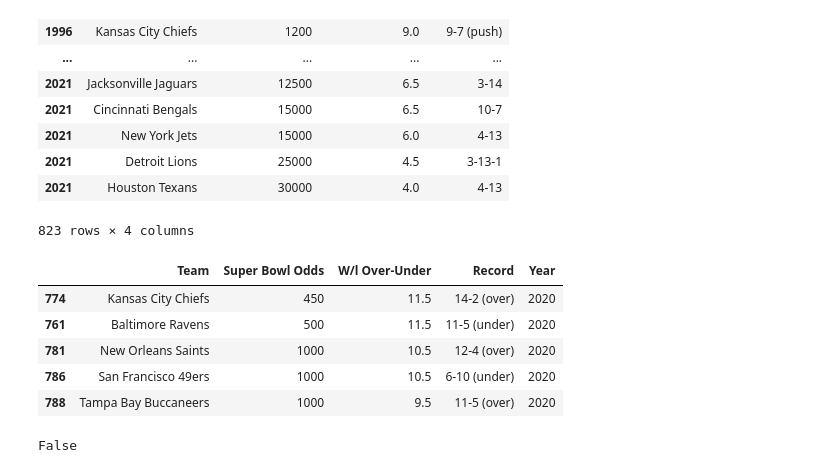
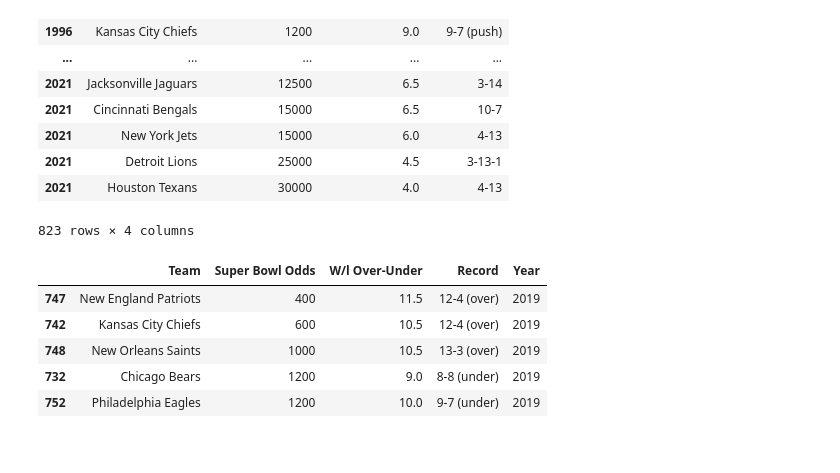
Before and after one commit to atrgrad/Project-1_Team-2, a Jupyter notebook: nfl_analysis.ipynb, the cells around one changed output. Drawn from its saved outputs; the diff is of its cells as text; code cells hidden in the pictures.

```diff
--- a/nfl_analysis.ipynb
+++ b/nfl_analysis.ipynb
@@ -99,23 +98,30 @@ def top5(x):
     dftop5 = nfl_data[nfl_data['Year'] == x]
     return dftop5.head(5)
 # %%
-top5(2020)
+top5(2019)
 # %% [output]
 |  | Team | Super Bowl Odds | W/l Over-Under | Record | Year |
-| 774 | Kansas City Chiefs | 450 | 11.5 | 14-2 (over) | 2020 |
-| 761 | Baltimore Ravens | 500 | 11.5 | 11-5 (under) | 2020 |
-| 781 | New Orleans Saints | 1000 | 10.5 | 12-4 (over) | 2020 |
-| 786 | San Francisco 49ers | 1000 | 10.5 | 6-10 (under) | 2020 |
-| 788 | Tampa Bay Buccaneers | 1000 | 9.5 | 11-5 (over) | 2020 |
+| 747 | New England Patriots | 400 | 11.5 | 12-4 (over) | 2019 |
+| 742 | Kansas City Chiefs | 600 | 10.5 | 12-4 (over) | 2019 |
+| 748 | New Orleans Saints | 1000 | 10.5 | 13-3 (over) | 2019 |
+| 732 | Chicago Bears | 1200 | 9.0 | 8-8 (under) | 2019 |
+| 752 | Philadelphia Eagles | 1200 | 10.0 | 9-7 (under) | 2019 |
 # %%
-def xy(yr):
+def xy(yr,strategy):
     superbowl_winners = superbowl[superbowl['Year'] == yr]
-    for team in top5(yr)['Team']:
-        if team ==  superbowl_winners['Winner'].item():
-            return team
+    if strategy == 1:
+        if any(team==superbowl_winners['Winner'].item() for team in top1(yr)['Team']):
+            return superbowl_winners['Winner'].item()
         else:
             return False
-xy(2018)
+    elif strategy == 2:
+        if any(team==superbowl_winners['Winner'].item() for team in top2(yr)['Team']):
+            return superbowl_winners['Winner'].item()
+        else:
+            return False
+    elif strategy == 3:
+        if any(team==superbowl_winners['Winner'].item() for team in top5(yr)['Team']):
+            return superbowl_winners['Winner'].item()
+        else:
+            return False
-# %% [output]
-False
 # %%
```
Also changed, not shown: parts of 8 cells of this notebook.
